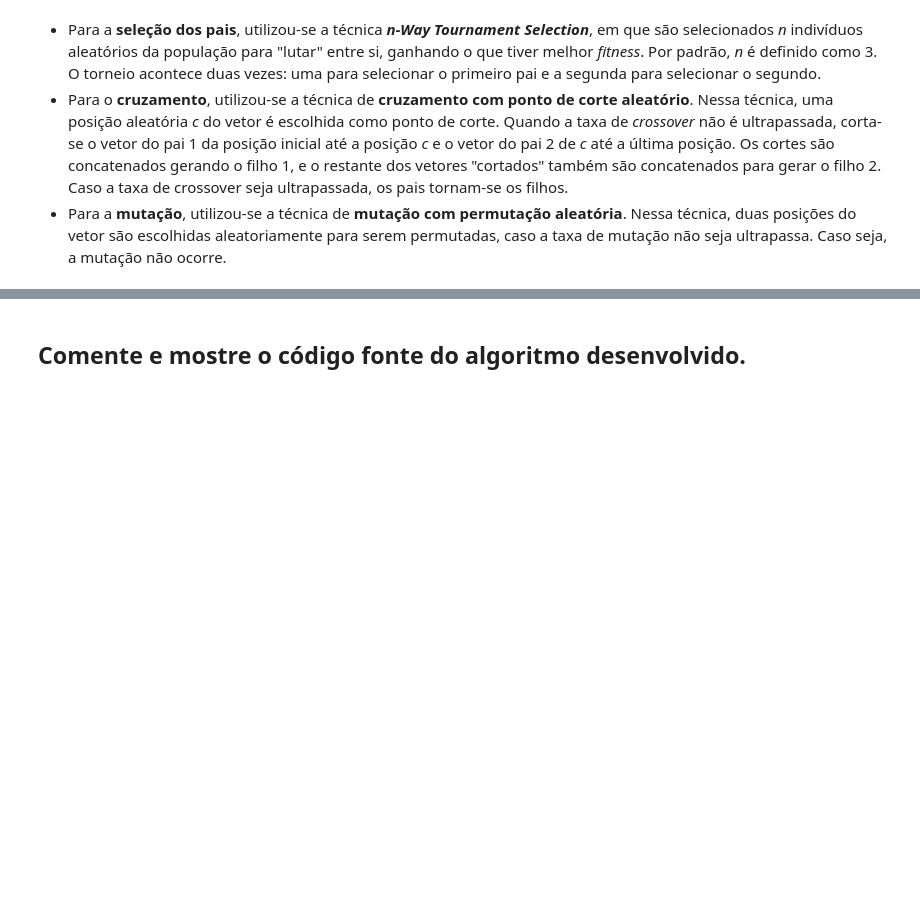
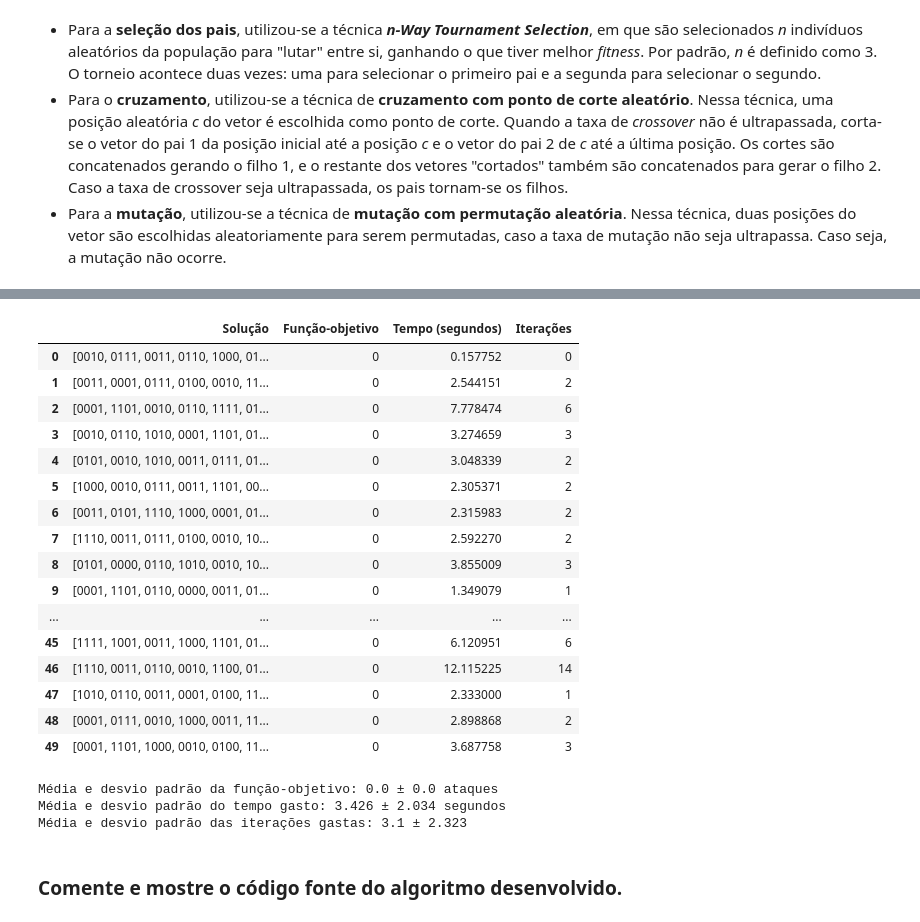
Before and after one commit to ygarasab/oito-rainhas, a Jupyter notebook: Trabalho 01 - Algoritmos de Busca.ipynb, the cells around one changed output, grey strips where cells are left out. Saved outputs shown, nothing was run; the diff lists cells and outputs as text; code cells hidden in the pictures; blank space fills up the shorter version.

```diff
--- a/Trabalho 01 - Algoritmos de Busca.ipynb
+++ b/Trabalho 01 - Algoritmos de Busca.ipynb
@@ -52,0 +713,5 @@ A função objetivo utilizada é a mesma do algoritmo anterior, uma vez que essa
+# %%
+def seleciona_sobreviventes(populacao, nova_populacao):
+    sobreviventes = sorted(populacao + nova_populacao)
+
+    return sobreviventes[:len(populacao)]
@@ -52,0 +720,16 @@ A função objetivo utilizada é a mesma do algoritmo anterior, uma vez que essa
+# %%
+def gera_filhos_validos(pais, taxa_crossover, taxa_mutacao):
+    filhos, tamanho_populacao = [], len(pais)
+
+    while len(filhos) < tamanho_populacao:
+        embrioes = cruzamento(pais, taxa_crossover)
+        fetos = mutacao(embrioes, taxa_mutacao)
+
+        for feto in fetos:
+            if len(filhos) < tamanho_populacao:
+                if feto.ha_rainhas_na_mesma_linha is False:
+                    filhos.append(feto)
+            else:
+                break
+
+    return filhos
@@ -52,0 +738,6 @@ A função objetivo utilizada é a mesma do algoritmo anterior, uma vez que essa
+# %%
+def gera_nova_populacao(populacao, taxa_crossover, taxa_mutacao, tamanho_ringue):
+    pais = selecao_dos_pais(populacao, tamanho_ringue)
+    filhos = gera_filhos_validos(pais, taxa_crossover, taxa_mutacao)
+
+    return sorted(filhos)
@@ -63,2 +828,30 @@ A função objetivo utilizada é a mesma do algoritmo anterior, uma vez que essa
+# %%
+tabelaAG
+# %% [output]
+|  | Solução | Função-objetivo | Tempo (segundos) | Iterações |
+| 0 | [0010, 0111, 0011, 0110, 1000, 01... | 0 | 0.157752 | 0 |
+| 1 | [0011, 0001, 0111, 0100, 0010, 11... | 0 | 2.544151 | 2 |
+| 2 | [0001, 1101, 0010, 0110, 1111, 01... | 0 | 7.778474 | 6 |
+| 3 | [0010, 0110, 1010, 0001, 1101, 01... | 0 | 3.274659 | 3 |
+| 4 | [0101, 0010, 1010, 0011, 0111, 01... | 0 | 3.048339 | 2 |
+| 5 | [1000, 0010, 0111, 0011, 1101, 00... | 0 | 2.305371 | 2 |
+| 6 | [0011, 0101, 1110, 1000, 0001, 01... | 0 | 2.315983 | 2 |
+| 7 | [1110, 0011, 0111, 0100, 0010, 10... | 0 | 2.592270 | 2 |
+| 8 | [0101, 0000, 0110, 1010, 0010, 10... | 0 | 3.855009 | 3 |
+| 9 | [0001, 1101, 0110, 0000, 0011, 01... | 0 | 1.349079 | 1 |
+| ... | ... | ... | ... | ... |
+| 45 | [1111, 1001, 0011, 1000, 1101, 01... | 0 | 6.120951 | 6 |
+| 46 | [1110, 0011, 0110, 0010, 1100, 01... | 0 | 12.115225 | 14 |
+| 47 | [1010, 0110, 0011, 0001, 0100, 11... | 0 | 2.333000 | 1 |
+| 48 | [0001, 0111, 0010, 1000, 0011, 11... | 0 | 2.898868 | 2 |
+| 49 | [0001, 1101, 1000, 0010, 0100, 11... | 0 | 3.687758 | 3 |
+# %%
+print(f"Média e desvio padrão da função-objetivo: {tabelaAG['Função-objetivo'].mean()} ± {tabelaAG['Função-objetivo'].std()} ataques\n"
+      f"Média e desvio padrão do tempo gasto: {np.round(tabelaAG['Tempo (segundos)'].mean(), 3)} ± {np.round(tabelaAG['Tempo (segundos)'].std(), 3)} segundos\n"
+      f"Média e desvio padrão das iterações gastas: {np.round(tabelaAG['Iterações'].mean(), 3)} ± {np.round(tabelaAG['Iterações'].std(), 3)}")
+# %% [output]
+Média e desvio padrão da função-objetivo: 0.0 ± 0.0 ataques
+Média e desvio padrão do tempo gasto: 3.426 ± 2.034 segundos
+Média e desvio padrão das iterações gastas: 3.1 ± 2.323
 # %% [markdown]
-## Comente e mostre o código fonte do algoritmo desenvolvido.
+### Comente e mostre o código fonte do algoritmo desenvolvido.
```
Also changed, not shown: parts of 96 cells of this notebook, 12 other files.
